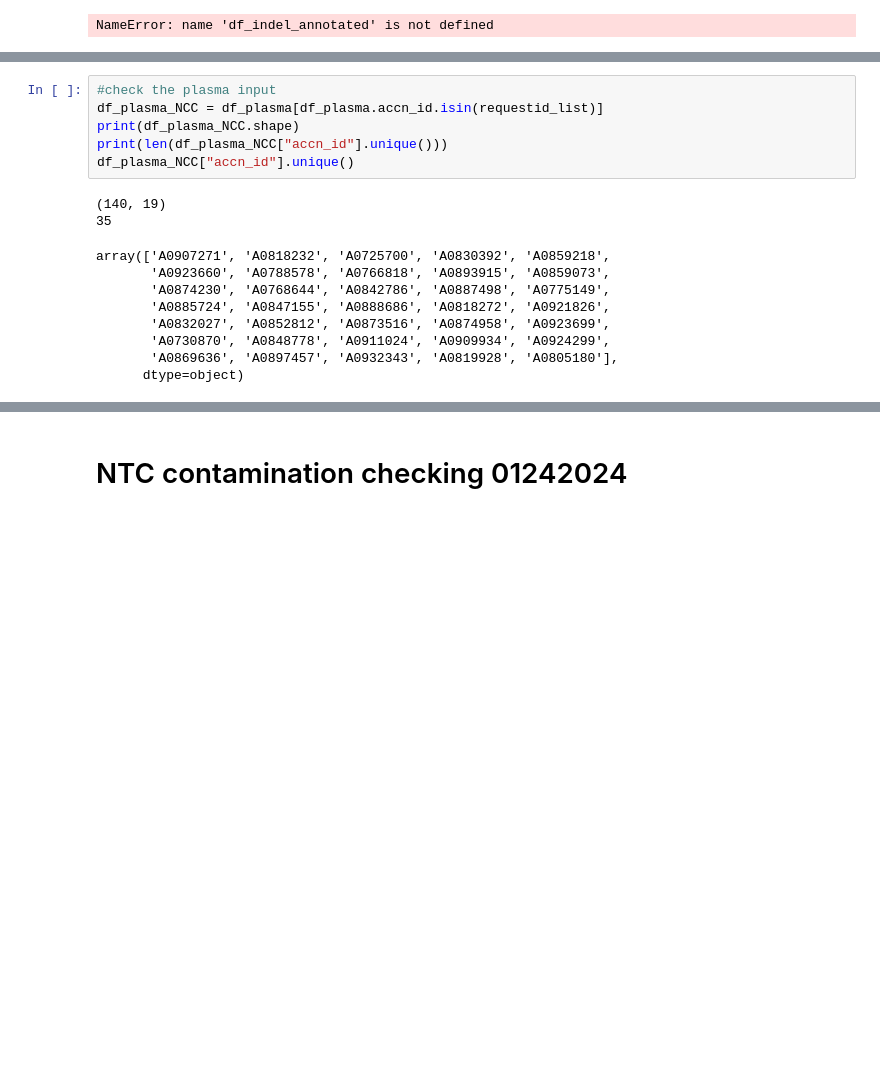
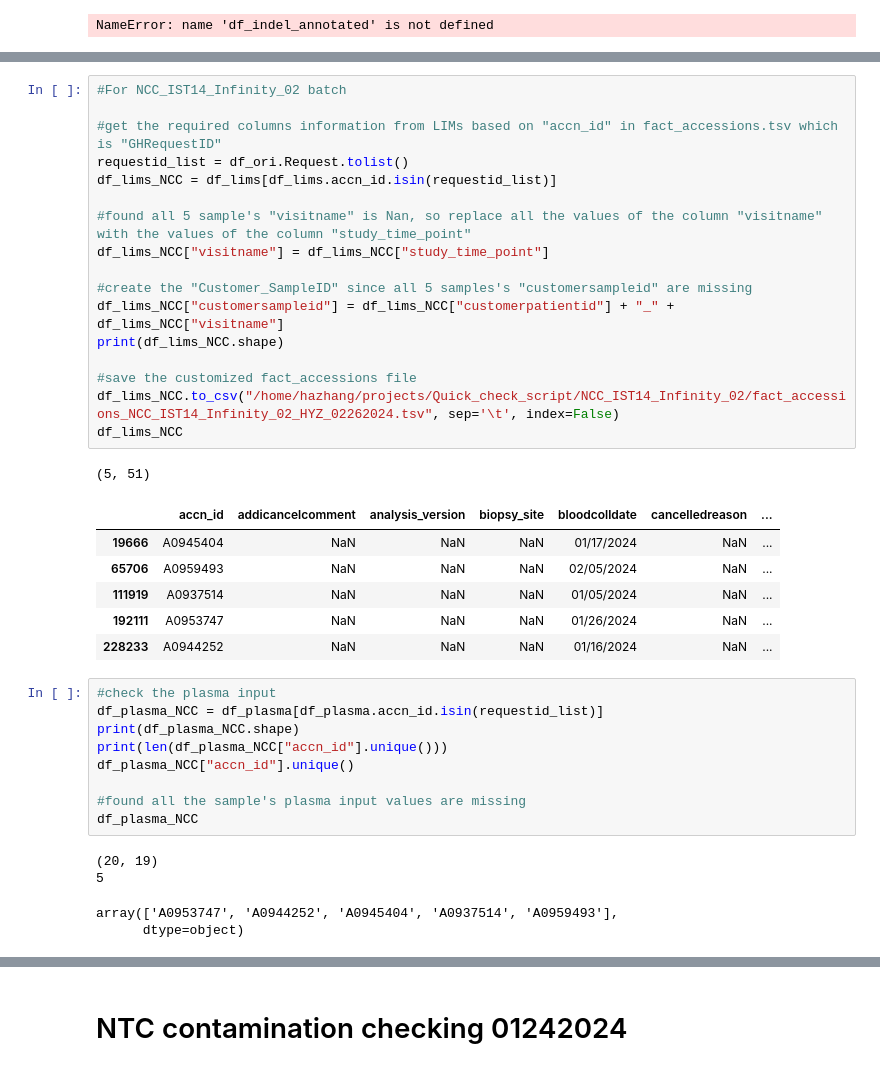
Before and after one commit to gh-hazhang/scripts, a Jupyter notebook: Before_02152024/Quick_check.ipynb, the cells around one changed output, grey strips where cells are left out. Cells and saved outputs as stored; diff of their text form; blank space fills up the shorter version.

```diff
--- a/Before_02152024/Quick_check.ipynb
+++ b/Before_02152024/Quick_check.ipynb
@@ -216,21 +223,43 @@ df_lims_NCC
 | 252020 | A0788578 | NaN | NaN | NaN | 06/26/2023 | NaN | ... |
 | 252021 | A0818272 | NaN | NaN | NaN | 08/03/2023 | NaN | ... |
 | 252022 | A0897457 | NaN | NaN | NaN | 11/14/2023 | NaN | ... |
+# %%
+#For NCC_IST14_Infinity_02 batch
+
+#get the required columns information from LIMs based on "accn_id" in fact_accessions.tsv which is "GHRequestID"
+requestid_list = df_ori.Request.tolist()
+df_lims_NCC = df_lims[df_lims.accn_id.isin(requestid_list)]
+
+#found all 5 sample's "visitname" is Nan, so replace all the values of the column "visitname" with the values of the column "study_time_point"
+df_lims_NCC["visitname"] = df_lims_NCC["study_time_point"]
+
+#create the "Customer_SampleID" since all 5 samples's "customersampleid" are missing
+df_lims_NCC["customersampleid"] = df_lims_NCC["customerpatientid"] + "_" + df_lims_NCC["visitname"]
+print(df_lims_NCC.shape)
+
+#save the customized fact_accessions file
+df_lims_NCC.to_csv("/home/hazhang/projects/Quick_check_script/NCC_IST14_Infinity_02/fact_accessions_NCC_IST14_Infinity_02_HYZ_02262024.tsv", sep='\t', index=False)
+df_lims_NCC
+# %% [output]
+(5, 51)
+|  | accn_id | addicancelcomment | analysis_version | biopsy_site | bloodcolldate | cancelledreason | ... |
+| 19666 | A0945404 | NaN | NaN | NaN | 01/17/2024 | NaN | ... |
+| 65706 | A0959493 | NaN | NaN | NaN | 02/05/2024 | NaN | ... |
+| 111919 | A0937514 | NaN | NaN | NaN | 01/05/2024 | NaN | ... |
+| 192111 | A0953747 | NaN | NaN | NaN | 01/26/2024 | NaN | ... |
+| 228233 | A0944252 | NaN | NaN | NaN | 01/16/2024 | NaN | ... |
 # %%
 #check the plasma input
 df_plasma_NCC = df_plasma[df_plasma.accn_id.isin(requestid_list)]
 print(df_plasma_NCC.shape)
 print(len(df_plasma_NCC["accn_id"].unique()))
 df_plasma_NCC["accn_id"].unique()
+
+#found all the sample's plasma input values are missing
+df_plasma_NCC
 # %% [output]
-(140, 19)
-35
+(20, 19)
+5
-array(['A0907271', 'A0818232', 'A0725700', 'A0830392', 'A0859218',
-       'A0923660', 'A0788578', 'A0766818', 'A0893915', 'A0859073',
-       'A0874230', 'A0768644', 'A0842786', 'A0887498', 'A0775149',
-       'A0885724', 'A0847155', 'A0888686', 'A0818272', 'A0921826',
-       'A0832027', 'A0852812', 'A0873516', 'A0874958', 'A0923699',
-       'A0730870', 'A0848778', 'A0911024', 'A0909934', 'A0924299',
-       'A0869636', 'A0897457', 'A0932343', 'A0819928', 'A0805180'],
+array(['A0953747', 'A0944252', 'A0945404', 'A0937514', 'A0959493'],
       dtype=object)
 # %%
```
Also changed, not shown: parts of 7 cells of this notebook.
